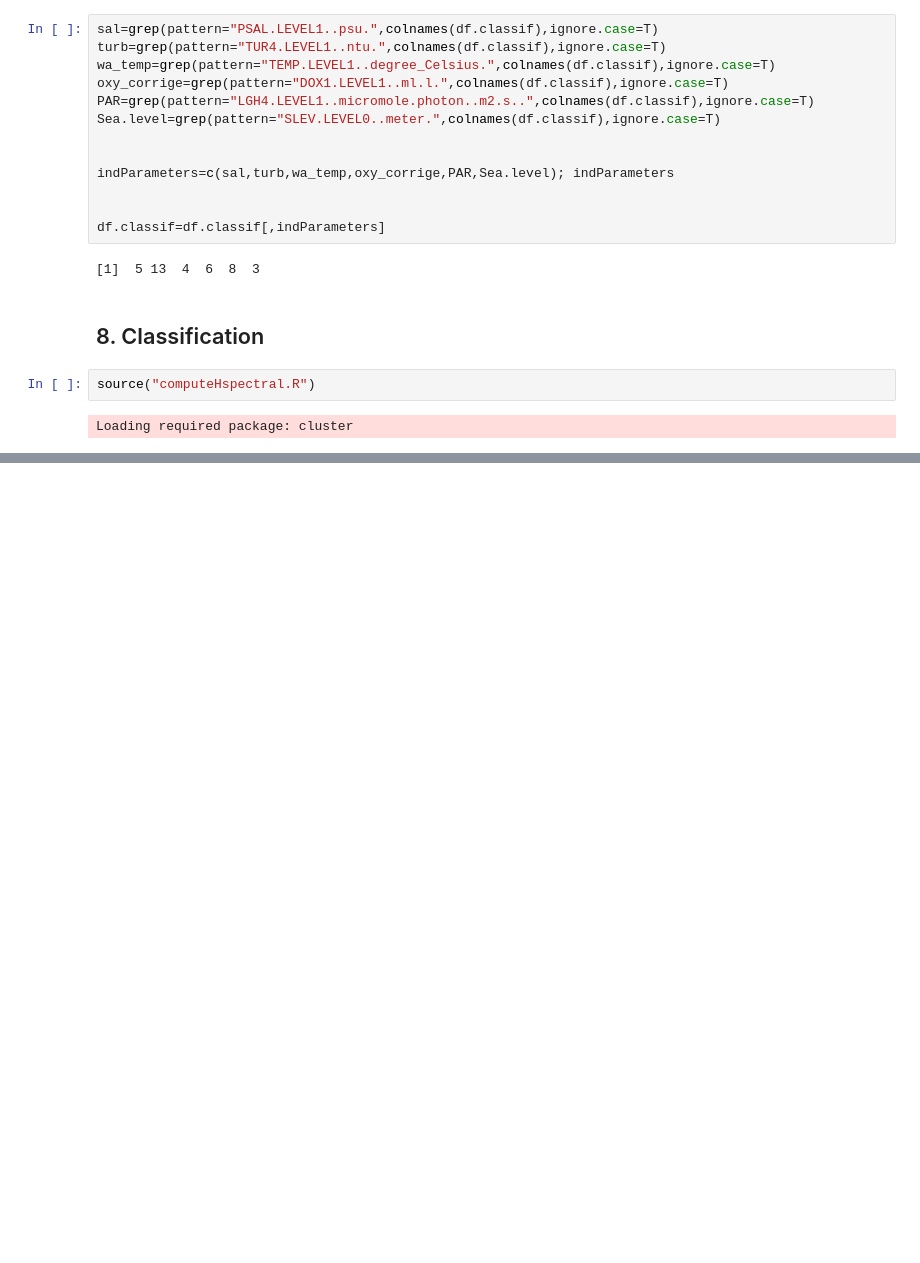
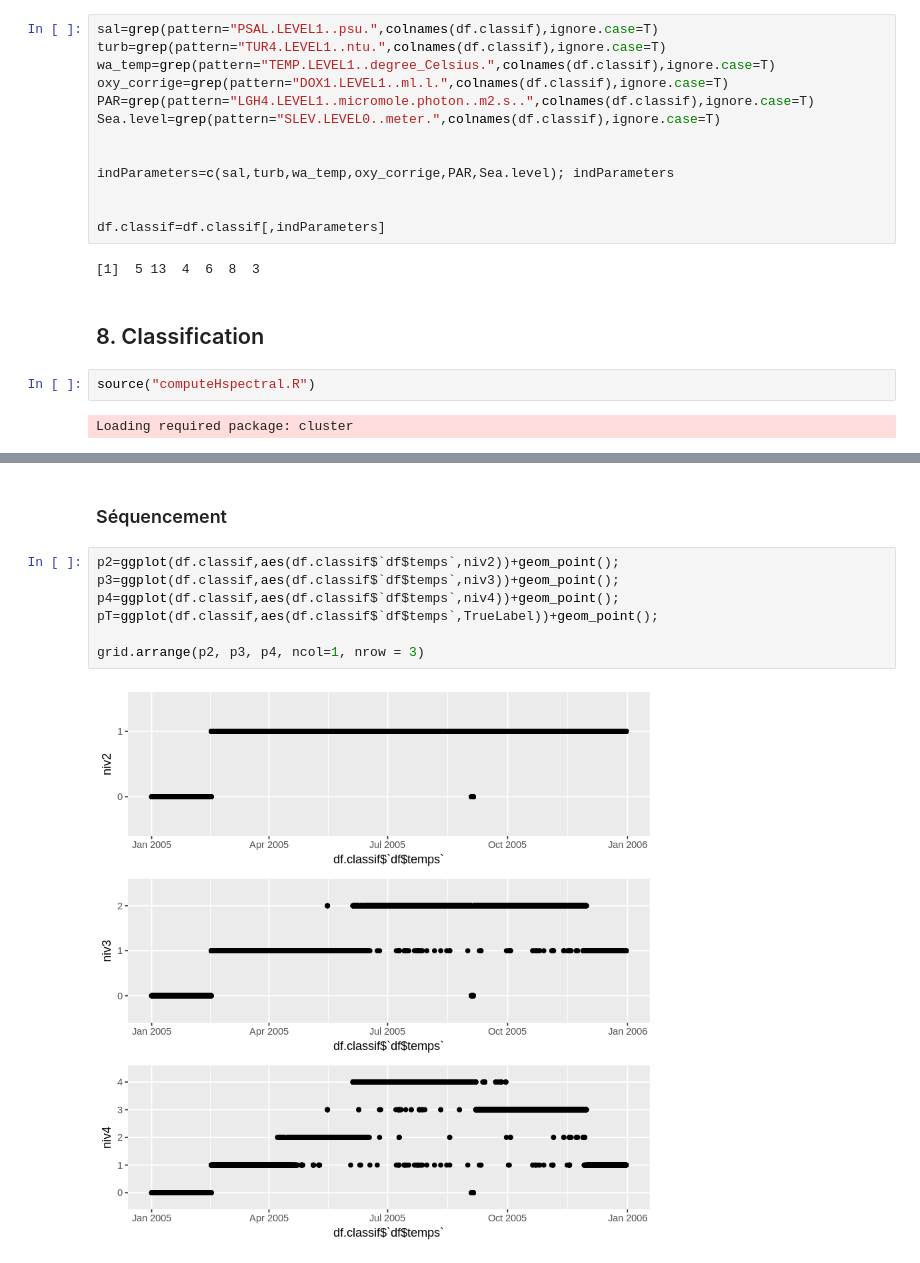
Before and after one commit to weatherforce/extremime, a Jupyter notebook: exemples/Exemple-traitement-donnees-Coriolis.ipynb, the cells around one changed output, grey strips where cells are left out. Drawn from its saved outputs; the diff is of its cells as text; blank space fills up the shorter version.

```diff
--- a/exemples/Exemple-traitement-donnees-Coriolis.ipynb
+++ b/exemples/Exemple-traitement-donnees-Coriolis.ipynb
@@ -616,0 +651,11 @@ label.prec
+# %% [markdown]
+### Séquencement
+# %%
+p2=ggplot(df.classif,aes(df.classif$`df$temps`,niv2))+geom_point();
+p3=ggplot(df.classif,aes(df.classif$`df$temps`,niv3))+geom_point();
+p4=ggplot(df.classif,aes(df.classif$`df$temps`,niv4))+geom_point();
+pT=ggplot(df.classif,aes(df.classif$`df$temps`,TrueLabel))+geom_point();
+
+grid.arrange(p2, p3, p4, ncol=1, nrow = 3)
+# %% [output]
+[figure, added]
```
Also changed, not shown: parts of 15 cells of this notebook, 1 other file.
